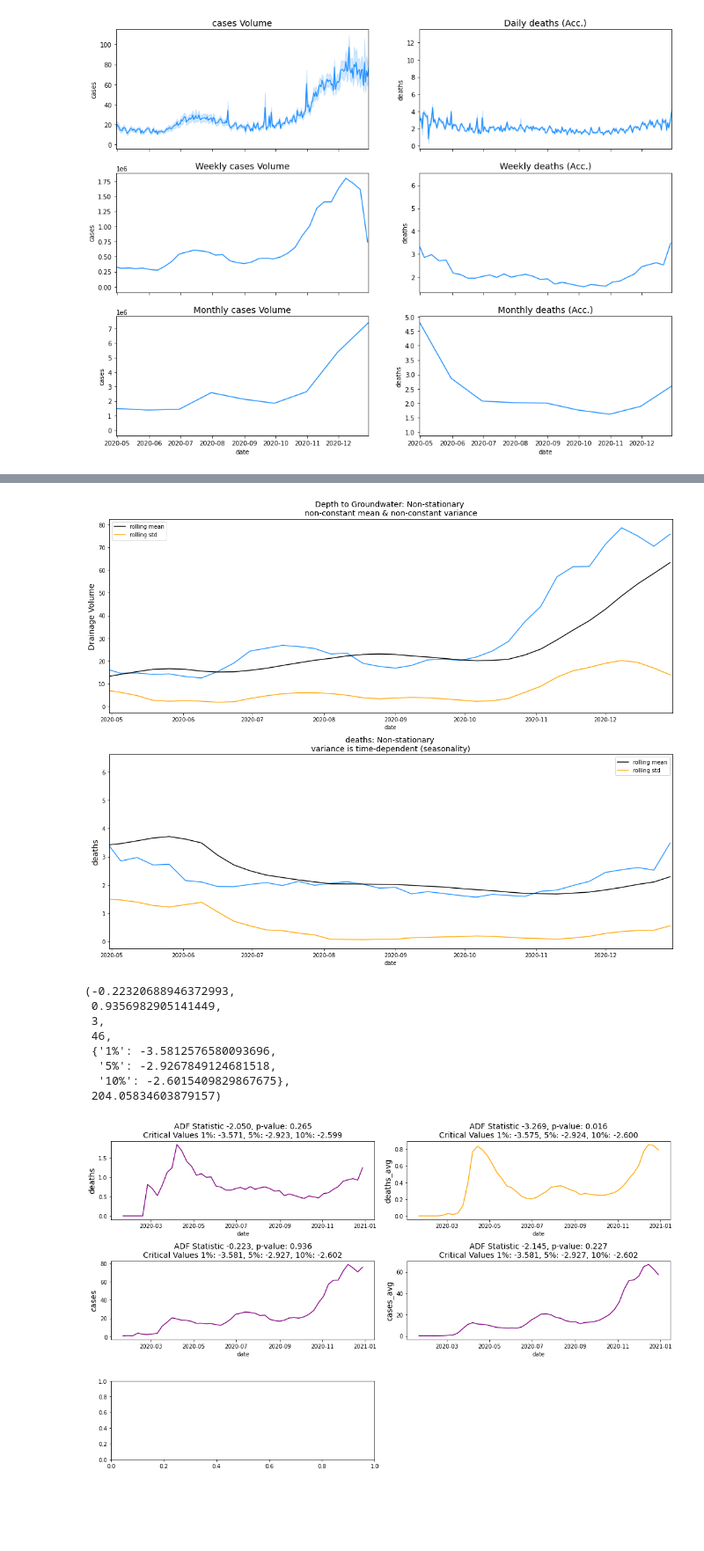
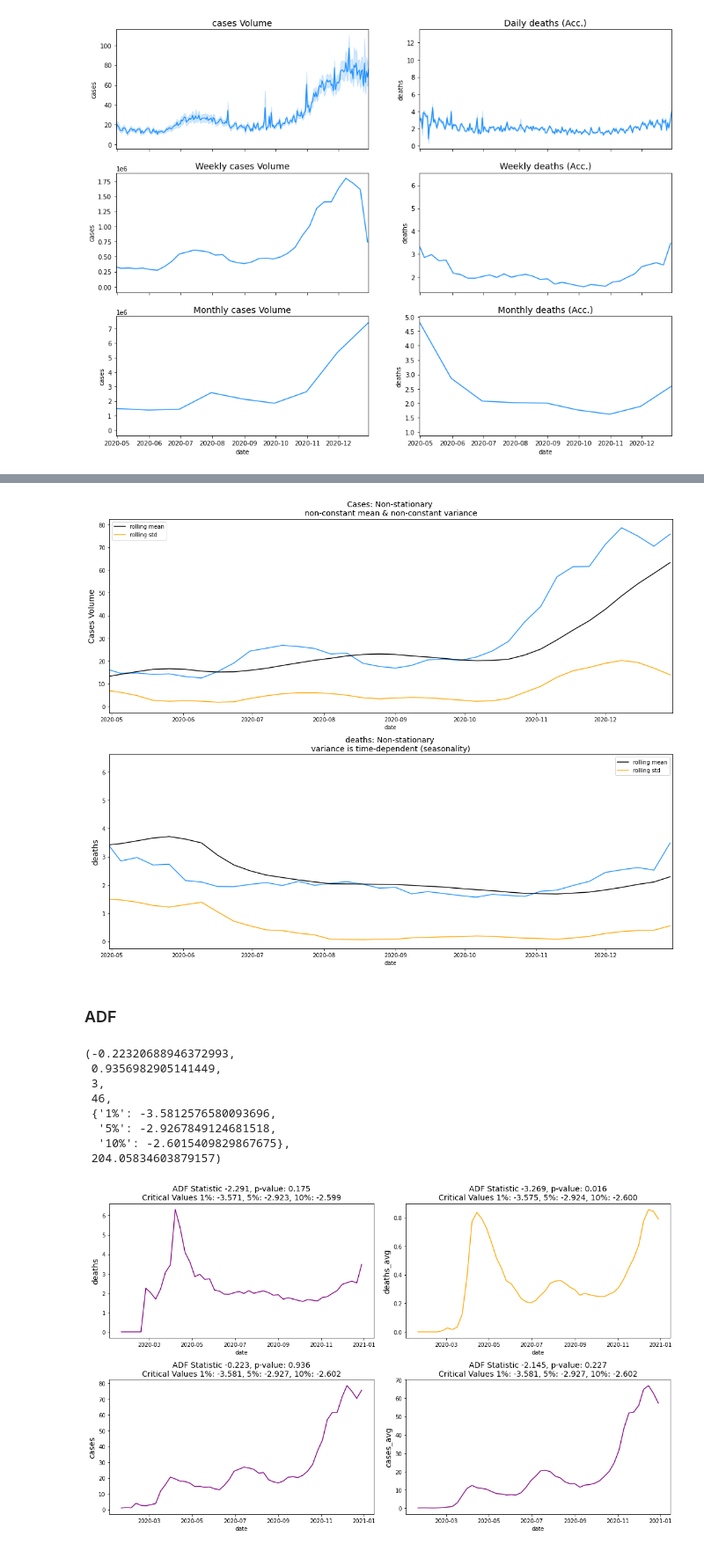
Before and after one commit to SravaniKatlaganti/TimeSeriesAnalysisOfCOVID19, a Jupyter notebook: Covid19.ipynb, the cells around one changed output, grey strips where cells are left out. Shown at 88% size. Saved outputs shown, nothing was run; the diff lists cells and outputs as text; code cells hidden in the pictures; blank space fills up the shorter version.

```diff
--- a/Covid19.ipynb
+++ b/Covid19.ipynb
@@ -19,7 +21,7 @@ warnings.filterwarnings('ignore')
 
 np.random.seed(7)
 # %%
-df = pd.read_csv("us-counties-2020.csv")
+df = pd.read_csv("https://raw.githubusercontent.com/Kande2011/TimeSeriesAnalysisOfCOVID19/data_preprocessing/DataSets/us-counties-2020.csv")
 df.head()
 # %% [output]
 |  | date | geoid | county | state | cases | cases_avg | cases_avg_per_100k | deaths | deaths_avg | ... |
@@ -241,8 +255,8 @@ f, ax = plt.subplots(nrows=2, ncols=1, figsize=(15, 12))
 sns.lineplot(x=df['date'], y=df['cases'], ax=ax[0], color='dodgerblue')
 sns.lineplot(x=df['date'], y=df['cases'].rolling(rolling_window).mean(), ax=ax[0], color='black', label='rolling mean')
 sns.lineplot(x=df['date'], y=df['cases'].rolling(rolling_window).std(), ax=ax[0], color='orange', label='rolling std')
-ax[0].set_title('Depth to Groundwater: Non-stationary \nnon-constant mean & non-constant variance', fontsize=14)
-ax[0].set_ylabel(ylabel='Drainage Volume', fontsize=14)
+ax[0].set_title('Cases: Non-stationary \nnon-constant mean & non-constant variance', fontsize=14)
+ax[0].set_ylabel(ylabel='Cases Volume', fontsize=14)
 ax[0].set_xlim([date(2020, 4, 30), date(2020, 12, 30)])
 
 sns.lineplot(x=df['date'], y=df['deaths'], ax=ax[1], color='dodgerblue')
@@ -255,7 +269,7 @@ ax[1].set_xlim([date(2020, 4, 30), date(2020, 12, 30)])
 plt.tight_layout()
 plt.show()
 # %% [output]
-[figure, old version]
+[figure, new version]
 # %%
 df['deaths'] = df['deaths'].replace(np.inf, 0)
 df['deaths'] = df['deaths'].replace(np.nan, 0)
@@ -263,6 +277,8 @@ df['deaths'] = df['deaths'].replace(-np.inf, 0)
 
 df['cases'] = df['cases'].replace(np.inf, 0)
 df['cases'] = df['cases'].replace(np.nan, 0)
+# %% [markdown]
+### ADF
 # %%
 # https://www.statsmodels.org/stable/generated/statsmodels.tsa.stattools.adfuller.html
 from statsmodels.tsa.stattools import adfuller
@@ -279,35 +295,35 @@ result
   '10%': -2.6015409829867675},
  204.05834603879157)
 # %%
-f, ax = plt.subplots(nrows=3, ncols=2, figsize=(15, 9))
+f, ax = plt.subplots(nrows=2, ncols=2, figsize=(15, 9))
 
 def visualize_adfuller_results(series, title, ax):
     result = adfuller(series)
     significance_level = 0.05
     adf_stat = result[0]
     p_val = result[1]
     crit_val_1 = result[4]['1%']
     crit_val_5 = result[4]['5%']
     crit_val_10 = result[4]['10%']
 
     if (p_val < significance_level) & ((adf_stat < crit_val_1)):
         linecolor = 'forestgreen'
     elif (p_val < significance_level) & (adf_stat < crit_val_5):
         linecolor = 'orange'
     elif (p_val < significance_level) & (adf_stat < crit_val_10):
         linecolor = 'red'
     else:
         linecolor = 'purple'
     sns.lineplot(x=df['date'], y=series, ax=ax, color=linecolor)
     ax.set_title(f'ADF Statistic {adf_stat:0.3f}, p-value: {p_val:0.3f}\nCritical Values 1%: {crit_val_1:0.3f}, 5%: {crit_val_5:0.3f}, 10%: {crit_val_10:0.3f}', fontsize=14)
     ax.set_ylabel(ylabel=title, fontsize=14)
 
 visualize_adfuller_results(df['deaths'].values, 'deaths', ax[0, 0])
 visualize_adfuller_results(df['cases'].values, 'cases', ax[1, 0])
 visualize_adfuller_results(df['deaths_avg'].values, 'deaths_avg', ax[0, 1])
 visualize_adfuller_results(df['cases_avg'].values, 'cases_avg', ax[1, 1])
-f.delaxes(ax[2, 1])
+#f.delaxes(ax[1, 1])
 plt.tight_layout()
 plt.show()
 # %% [output]
-[figure, old version]
+[figure, new version]
```
Also changed, not shown: parts of 51 cells of this notebook.
